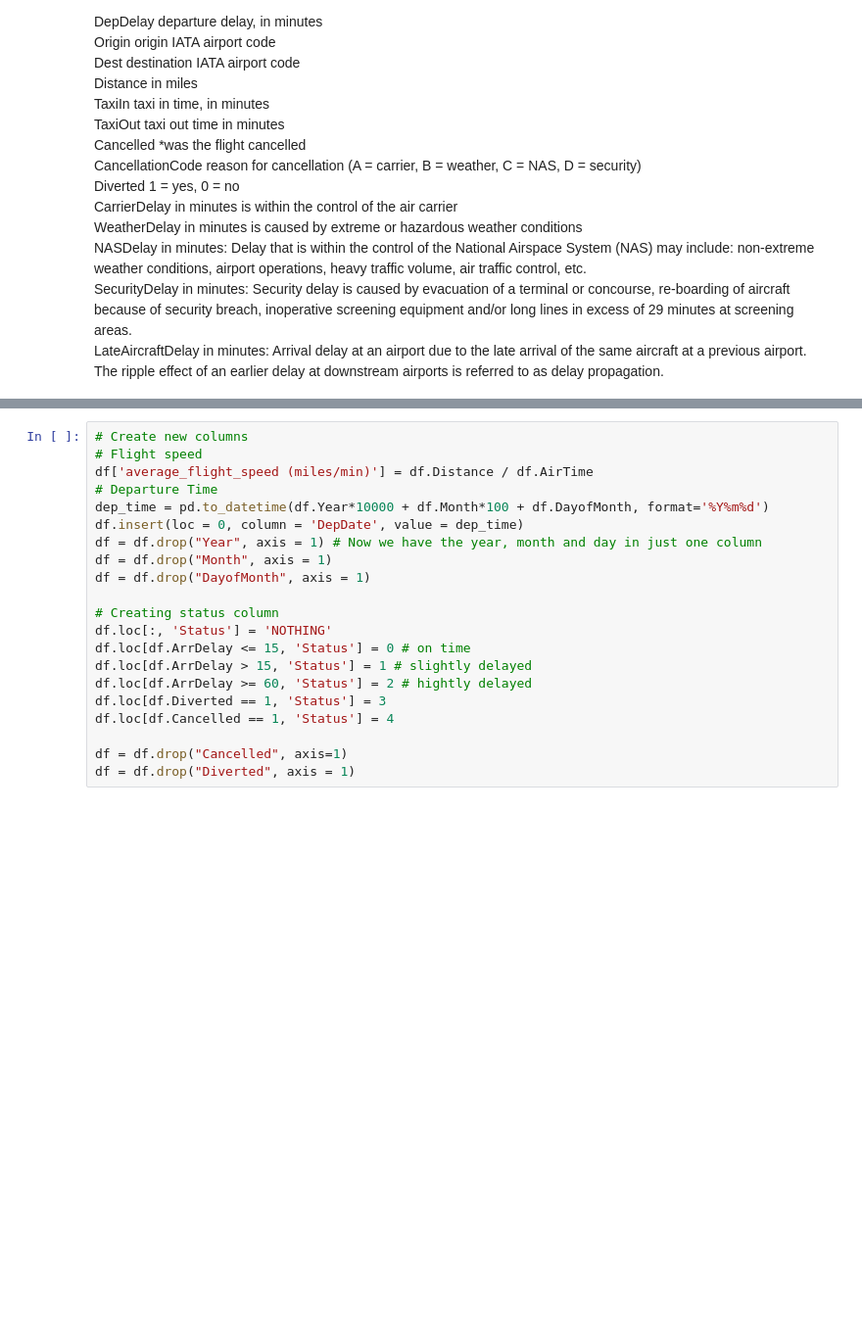
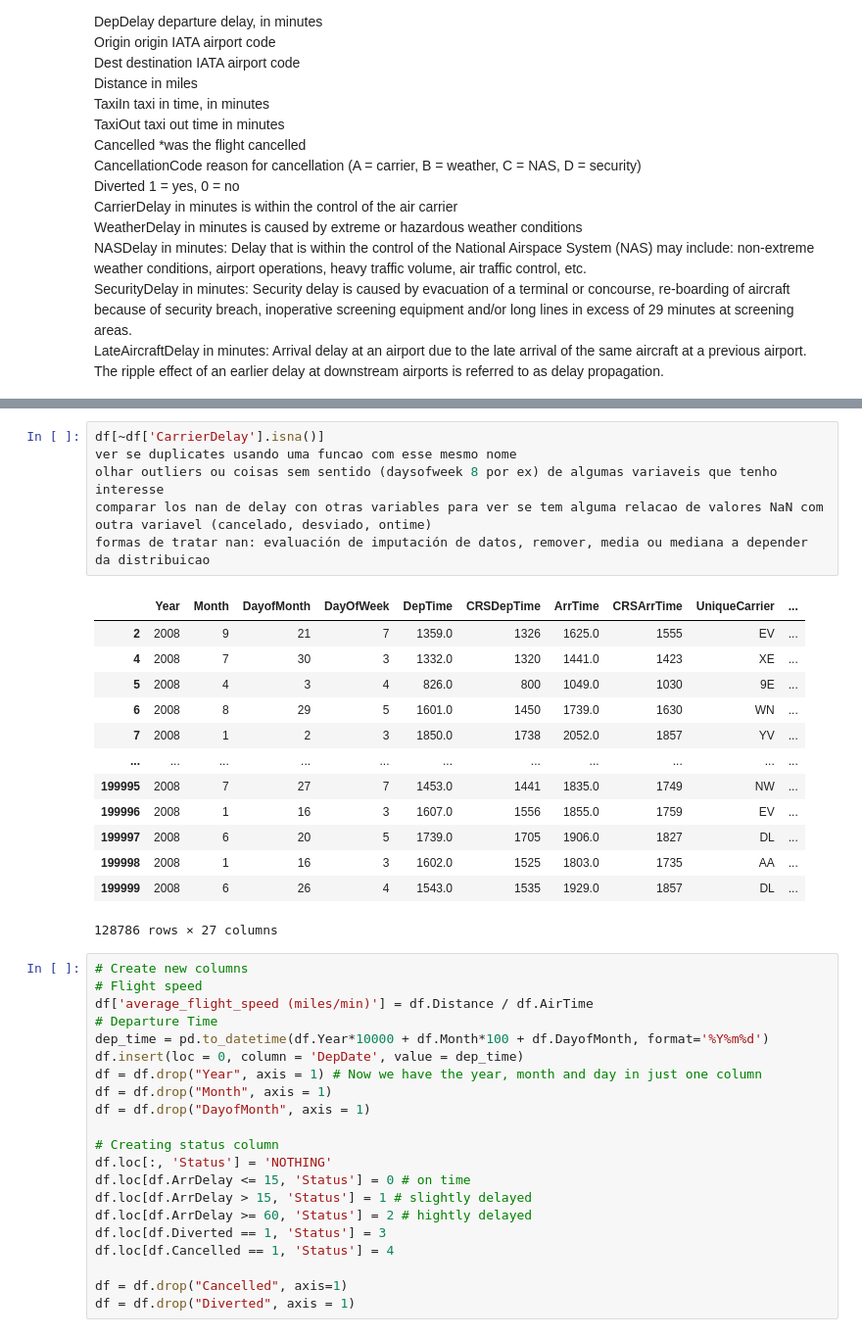
Before and after one commit to dfneto/itacademy, a Jupyter notebook: sprint3_numpy_and_pandas/task2.ipynb, the cells around one changed output, grey strips where cells are left out. Shown: that part at 98% size. Cells and saved outputs as stored; diff of their text form; blank space fills up the shorter version.

```diff
--- a/sprint3_numpy_and_pandas/task2.ipynb
+++ b/sprint3_numpy_and_pandas/task2.ipynb
@@ -118,4 +118,24 @@ LateAircraftDelay    71179
 dtype: int64
+# %%
+df[~df['CarrierDelay'].isna()]
+ver se duplicates usando uma funcao com esse mesmo nome
+olhar outliers ou coisas sem sentido (daysofweek 8 por ex) de algumas variaveis que tenho interesse
+comparar los nan de delay con otras variables para ver se tem alguma relacao de valores NaN com outra variavel (cancelado, desviado, ontime)
+formas de tratar nan: evaluación de imputación de datos, remover, media ou mediana a depender da distribuicao
+# %% [output]
+|  | Year | Month | DayofMonth | DayOfWeek | DepTime | CRSDepTime | ArrTime | CRSArrTime | UniqueCarrier | ... |
+| 2 | 2008 | 9 | 21 | 7 | 1359.0 | 1326 | 1625.0 | 1555 | EV | ... |
+| 4 | 2008 | 7 | 30 | 3 | 1332.0 | 1320 | 1441.0 | 1423 | XE | ... |
+| 5 | 2008 | 4 | 3 | 4 | 826.0 | 800 | 1049.0 | 1030 | 9E | ... |
+| 6 | 2008 | 8 | 29 | 5 | 1601.0 | 1450 | 1739.0 | 1630 | WN | ... |
+| 7 | 2008 | 1 | 2 | 3 | 1850.0 | 1738 | 2052.0 | 1857 | YV | ... |
+| ... | ... | ... | ... | ... | ... | ... | ... | ... | ... | ... |
+| 199995 | 2008 | 7 | 27 | 7 | 1453.0 | 1441 | 1835.0 | 1749 | NW | ... |
+| 199996 | 2008 | 1 | 16 | 3 | 1607.0 | 1556 | 1855.0 | 1759 | EV | ... |
+| 199997 | 2008 | 6 | 20 | 5 | 1739.0 | 1705 | 1906.0 | 1827 | DL | ... |
+| 199998 | 2008 | 1 | 16 | 3 | 1602.0 | 1525 | 1803.0 | 1735 | AA | ... |
+| 199999 | 2008 | 6 | 26 | 4 | 1543.0 | 1535 | 1929.0 | 1857 | DL | ... |
+128786 rows × 27 columns
 # %%
 # Create new columns
 # Flight speed
```
Also changed, not shown: parts of 5 cells of this notebook.
